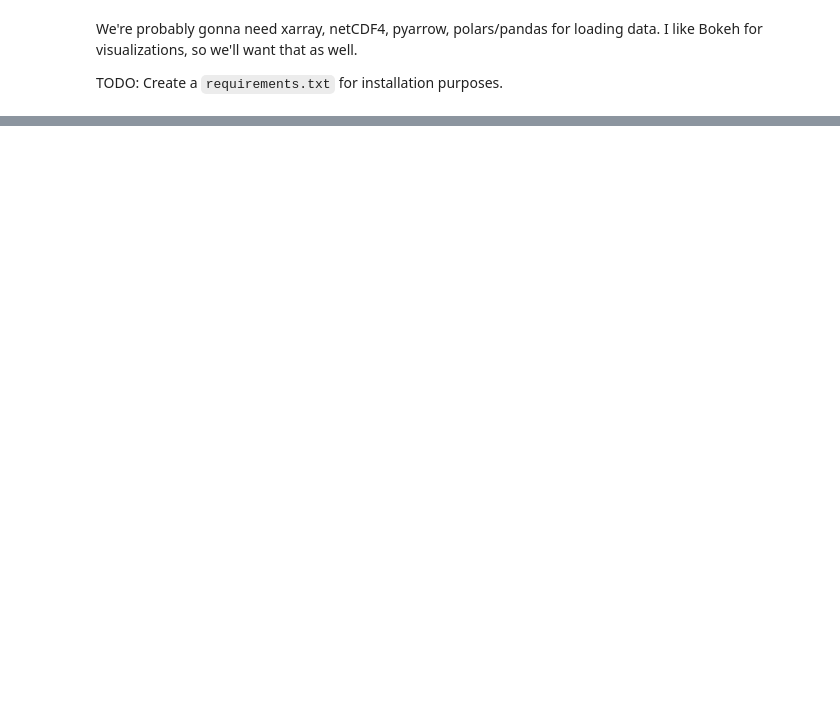
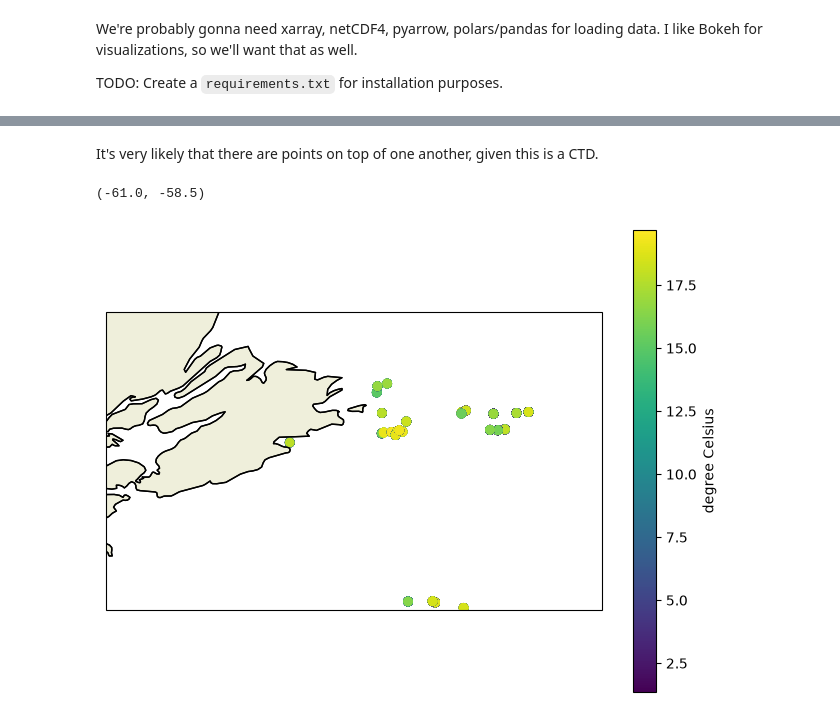
Before and after one commit to oceanhackweek/ohw26_model_downsampling, a Jupyter notebook: contributor_folders/aaron/aaron_notebook.ipynb, the cells around one changed output, grey strips where cells are left out. Saved outputs shown, nothing was run; the diff lists cells and outputs as text; code cells hidden in the pictures; blank space fills up the shorter version.

```diff
--- a/contributor_folders/aaron/aaron_notebook.ipynb
+++ b/contributor_folders/aaron/aaron_notebook.ipynb
@@ -28,0 +47,7 @@ import numpy as np
+# %%
+focc_ros = pd.read_csv(Path("../../data/bio_historical_coastal_ctd_4d4e_20de_74ab.csv"))
+# focc_ros, focc_ros_units = focc_ros.drop(1)
+focc_ros_units = focc_ros.iloc[0]
+focc_ros = focc_ros.drop(0).reset_index(drop=True)
+print(len(focc_ros))
+print(focc_ros.head())
@@ -28,0 +88,6 @@ import numpy as np
+# %%
+focc_ros["latitude"] = pd.to_numeric(focc_ros["latitude"])
+focc_ros["longitude"] = pd.to_numeric(focc_ros["longitude"])
+focc_ros["TEMPPR01"] = pd.to_numeric(focc_ros["TEMPPR01"])
+focc_ros["depth"] = pd.to_numeric(focc_ros["depth"])    #   Normally I'd use pressure. Include that, too.
+focc_ros["PRESPR01"] = pd.to_numeric(focc_ros["PRESPR01"])
@@ -28,0 +106,25 @@ import numpy as np
+# %% [markdown]
+It's very likely that there are points on top of one another, given this is a CTD.
+# %%
+fig, ax = plt.subplots(figsize=(8, 6), subplot_kw={"projection": ccrs.PlateCarree()})
+
+var = "TEMPPR01"
+
+sc = ax.scatter(
+    focc_ros["longitude"],
+    focc_ros["latitude"],
+    c=focc_ros[var],
+    transform=ccrs.PlateCarree(),
+)
+
+ax.coastlines()
+ax.add_feature(cfeature.LAND, edgecolor="black")
+
+ax.set_xlabel("Longitude")
+ax.set_ylabel("Latitude")
+plt.colorbar(sc, ax=ax, label=f"{focc_ros_units[var]}")
+plt.ylim((45, 46.5))
+plt.xlim((-61, -58.5))
+# %% [output]
+(-61.0, -58.5)
+[figure, added]
```
Also changed, not shown: parts of 18 cells of this notebook.
